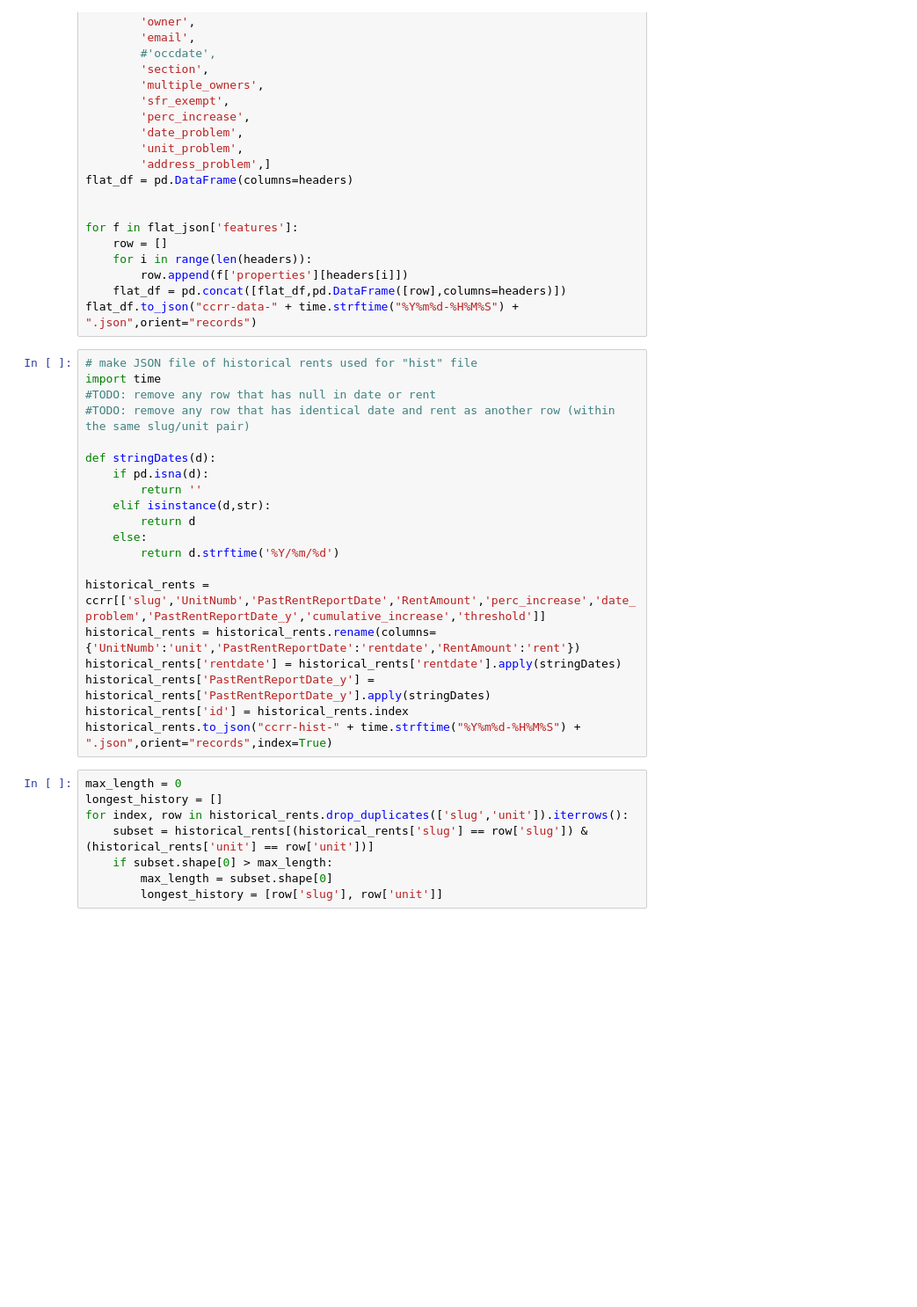
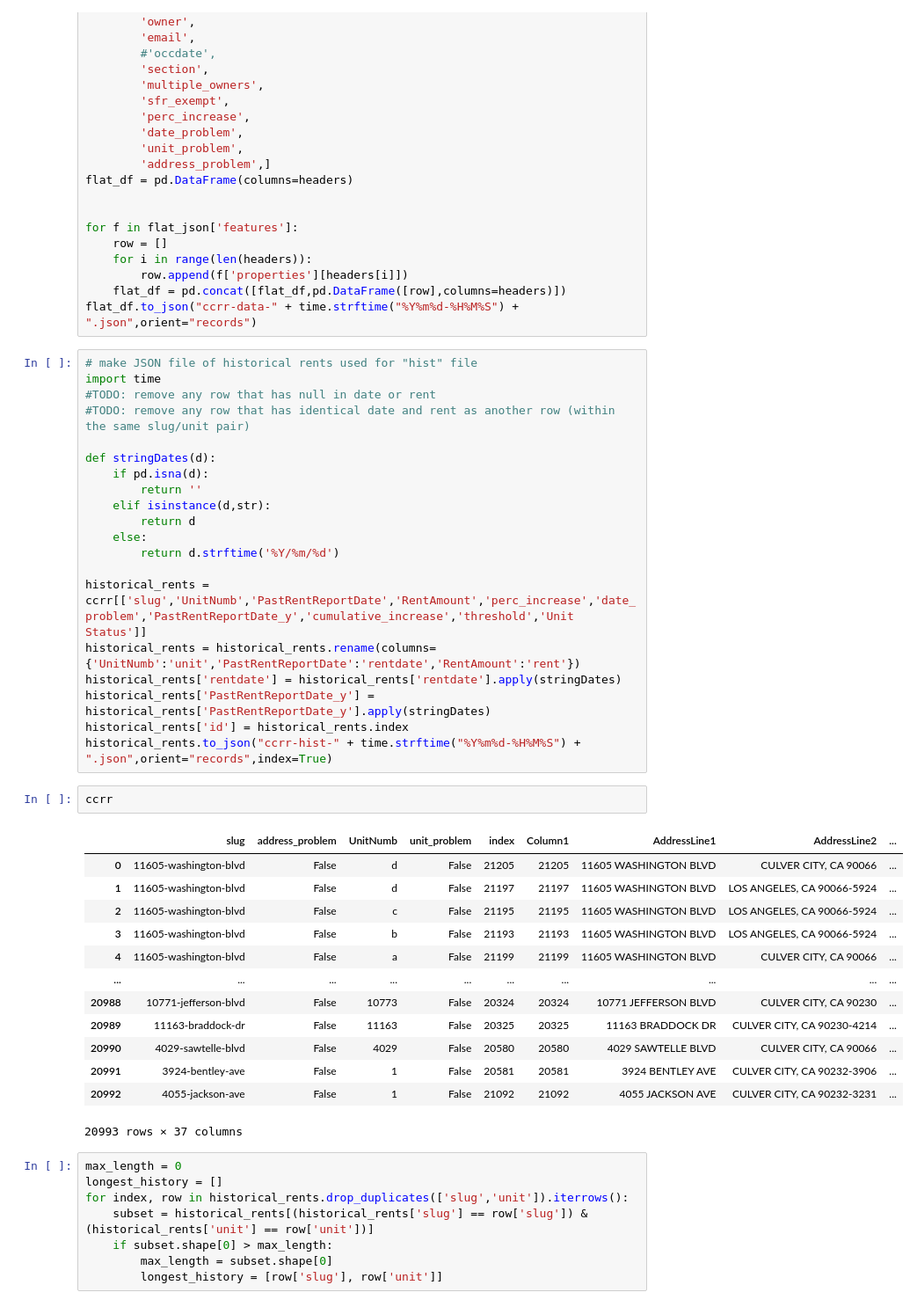
Before and after one commit to hughfitzgerald/cc-rentals, a Jupyter notebook: rental-registry.ipynb, the cells around one changed output. Shown at 88% size. Cells and saved outputs as stored; diff of their text form; blank space fills up the shorter version.

```diff
--- a/rental-registry.ipynb
+++ b/rental-registry.ipynb
@@ -720,12 +720,28 @@ def stringDates(d):
     else:
         return d.strftime('%Y/%m/%d')
 
-historical_rents = ccrr[['slug','UnitNumb','PastRentReportDate','RentAmount','perc_increase','date_problem','PastRentReportDate_y','cumulative_increase','threshold']]
+historical_rents = ccrr[['slug','UnitNumb','PastRentReportDate','RentAmount','perc_increase','date_problem','PastRentReportDate_y','cumulative_increase','threshold','Unit Status']]
 historical_rents = historical_rents.rename(columns={'UnitNumb':'unit','PastRentReportDate':'rentdate','RentAmount':'rent'})
 historical_rents['rentdate'] = historical_rents['rentdate'].apply(stringDates)
 historical_rents['PastRentReportDate_y'] = historical_rents['PastRentReportDate_y'].apply(stringDates)
 historical_rents['id'] = historical_rents.index
 historical_rents.to_json("ccrr-hist-" + time.strftime("%Y%m%d-%H%M%S") + ".json",orient="records",index=True)
+# %%
+ccrr
+# %% [output]
+|  | slug | address_problem | UnitNumb | unit_problem | index | Column1 | AddressLine1 | AddressLine2 | ... |
+| 0 | 11605-washington-blvd | False | d | False | 21205 | 21205 | 11605 WASHINGTON BLVD | CULVER CITY, CA 90066 | ... |
+| 1 | 11605-washington-blvd | False | d | False | 21197 | 21197 | 11605 WASHINGTON BLVD | LOS ANGELES, CA 90066-5924 | ... |
+| 2 | 11605-washington-blvd | False | c | False | 21195 | 21195 | 11605 WASHINGTON BLVD | LOS ANGELES, CA 90066-5924 | ... |
+| 3 | 11605-washington-blvd | False | b | False | 21193 | 21193 | 11605 WASHINGTON BLVD | LOS ANGELES, CA 90066-5924 | ... |
+| 4 | 11605-washington-blvd | False | a | False | 21199 | 21199 | 11605 WASHINGTON BLVD | CULVER CITY, CA 90066 | ... |
+| ... | ... | ... | ... | ... | ... | ... | ... | ... | ... |
+| 20988 | 10771-jefferson-blvd | False | 10773 | False | 20324 | 20324 | 10771 JEFFERSON BLVD | CULVER CITY, CA 90230 | ... |
+| 20989 | 11163-braddock-dr | False | 11163 | False | 20325 | 20325 | 11163 BRADDOCK DR | CULVER CITY, CA 90230-4214 | ... |
+| 20990 | 4029-sawtelle-blvd | False | 4029 | False | 20580 | 20580 | 4029 SAWTELLE BLVD | CULVER CITY, CA 90066 | ... |
+| 20991 | 3924-bentley-ave | False | 1 | False | 20581 | 20581 | 3924 BENTLEY AVE | CULVER CITY, CA 90232-3906 | ... |
+| 20992 | 4055-jackson-ave | False | 1 | False | 21092 | 21092 | 4055 JACKSON AVE | CULVER CITY, CA 90232-3231 | ... |
+20993 rows × 37 columns
 # %%
 max_length = 0
 longest_history = []
```
Also changed, not shown: 7 other files.
